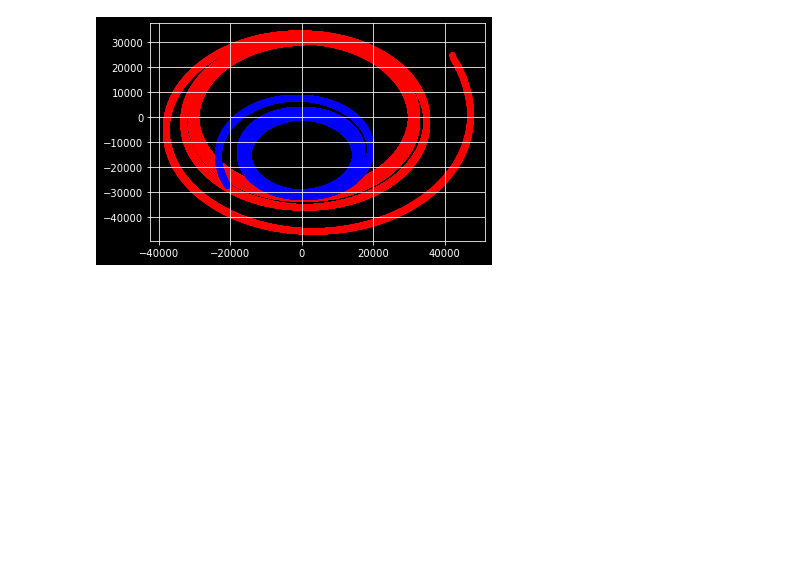
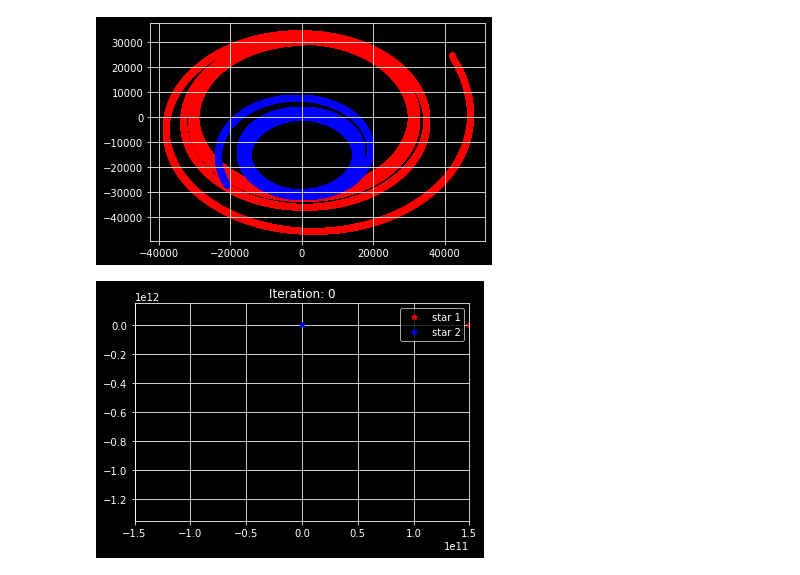
Before and after one commit to ETVincent/spring_23_computational, a Jupyter notebook: NS_dynamics_testing.ipynb, the cells around one changed output. Drawn from its saved outputs; the diff is of its cells as text; code cells hidden in the pictures; blank space fills up the shorter version.

Commit message:
main com plots
Adding center of mass plotting and animation to the main file.

```diff
--- a/NS_dynamics_testing.ipynb
+++ b/NS_dynamics_testing.ipynb
@@ -934,4 +934,4 @@ def leapfrogintegrate_drag(pos1, pos2, vel1, vel2, mass1, mass2, N=35000, dt=200
     return p1,p2,v1,v2
 # %%
 n = 17800
-pos1,pos2,v1,v2 = leapfrogintegrate_drag(np.array([d,0,0]), np.array([0,0,0]), np.array([0, ev, 0]), np.array([0, -1*ev, 0]), myNS.get_mass()*Ms, myNS2.get_mass()*Ms, N=n, dt=5000)
+p1,p2,v1,v2 = leapfrogintegrate_drag(np.array([d,0,0]), np.array([0,0,0]), np.array([0, ev, 0]), np.array([0, -1*ev, 0]), myNS.get_mass()*Ms, myNS2.get_mass()*Ms, N=n, dt=5000)
@@ -959,3 +954,21 @@ ax.scatter(v2[:,0], v2[:,1], c='blue')
 [figure]
 # %%
 plt.plot(pos1[:,0])
+# %%
+fig,ax = plt.subplots()
+plot1, = ax.plot(p1[0,0],p1[0,1], linestyle="", marker="*",color='red', label='star 1')
+plot2, = ax.plot(p2[0,0],p2[0,1], linestyle="", marker="*",color='blue', label='star 2')
+ax.legend()
+
+def animate(i):
+    plot1.set_ydata(p1[i,1])
+    plot1.set_xdata(p1[i,0])
+    plot2.set_ydata(p2[i,1])
+    plot2.set_xdata(p2[i,0])
+    plt.title("Iteration: " + str(i))
+    ax.set_xlim([-d, d])
+    ax.set_ylim([-9*d, d])
+
+ani = animation.FuncAnimation(fig, animate, interval=5, frames=len(p1))
+# %% [output]
+[figure, added]
```
Also changed, not shown: parts of 3 cells of this notebook, 4 other files.
